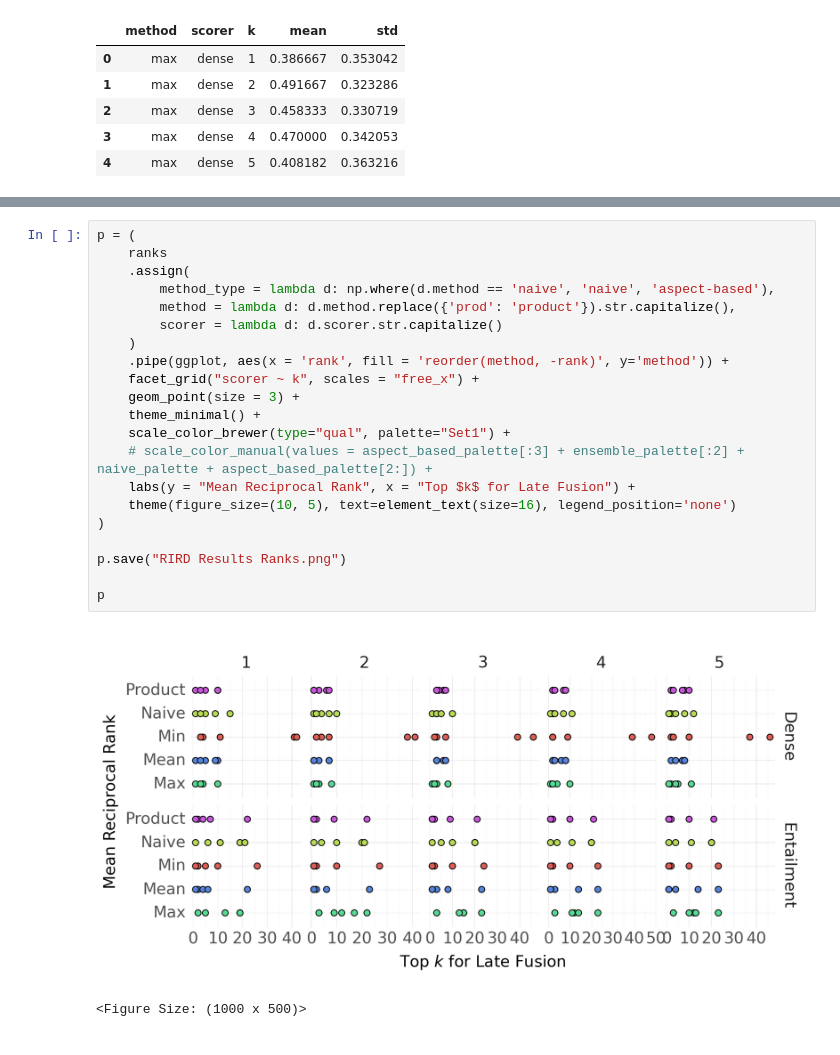
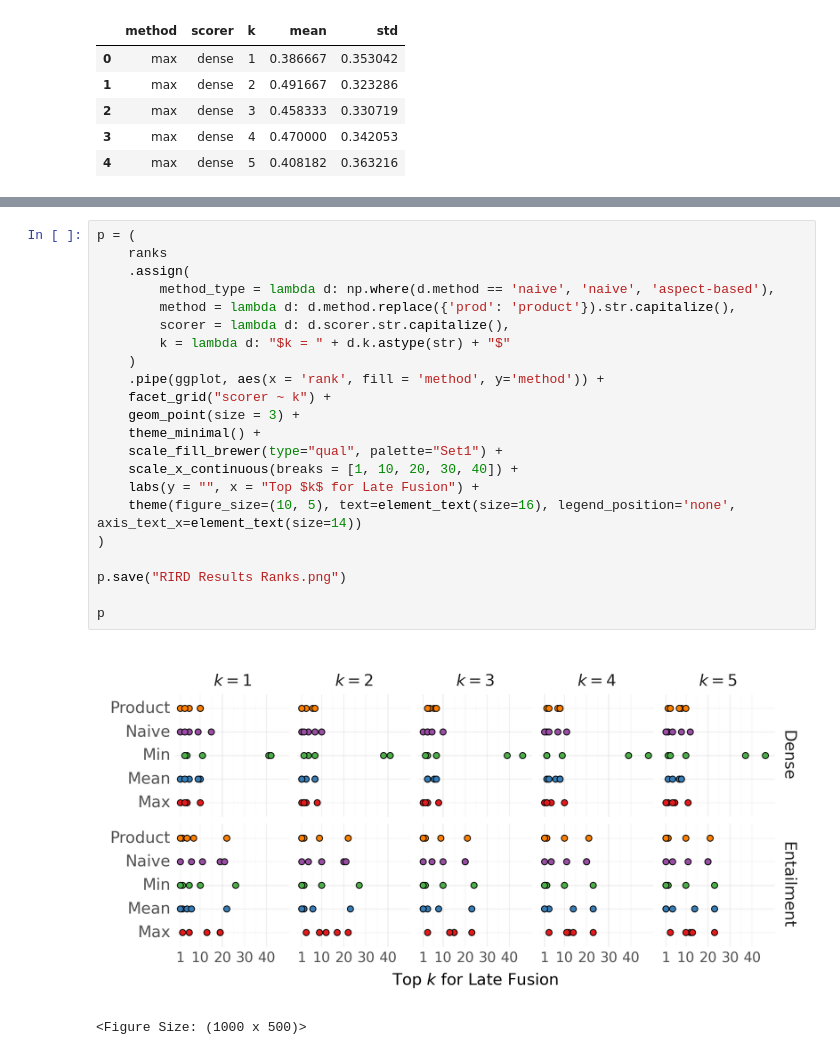
Before and after one commit to baronet2/marir, a Jupyter notebook: RIRD/21_compare_algorithms_item_first.ipynb, the cells around one changed output, grey strips where cells are left out. Cells and saved outputs as stored; diff of their text form.

Commit message:
Clean up colours in plots

```diff
--- a/RIRD/21_compare_algorithms_item_first.ipynb
+++ b/RIRD/21_compare_algorithms_item_first.ipynb
@@ -275,24 +275,25 @@ p
 # %%
 p = (
     ranks
     .assign(
         method_type = lambda d: np.where(d.method == 'naive', 'naive', 'aspect-based'),
         method = lambda d: d.method.replace({'prod': 'product'}).str.capitalize(),
-        scorer = lambda d: d.scorer.str.capitalize()
+        scorer = lambda d: d.scorer.str.capitalize(),
+        k = lambda d: "$k = " + d.k.astype(str) + "$"
     )
-    .pipe(ggplot, aes(x = 'rank', fill = 'reorder(method, -rank)', y='method')) +
-    facet_grid("scorer ~ k", scales = "free_x") +
+    .pipe(ggplot, aes(x = 'rank', fill = 'method', y='method')) +
+    facet_grid("scorer ~ k") +
     geom_point(size = 3) +
     theme_minimal() +
-    scale_color_brewer(type="qual", palette="Set1") +
-    # scale_color_manual(values = aspect_based_palette[:3] + ensemble_palette[:2] + naive_palette + aspect_based_palette[2:]) +
-    labs(y = "Mean Reciprocal Rank", x = "Top $k$ for Late Fusion") +
-    theme(figure_size=(10, 5), text=element_text(size=16), legend_position='none')
+    scale_fill_brewer(type="qual", palette="Set1") +
+    scale_x_continuous(breaks = [1, 10, 20, 30, 40]) +
+    labs(y = "", x = "Top $k$ for Late Fusion") +
+    theme(figure_size=(10, 5), text=element_text(size=16), legend_position='none', axis_text_x=element_text(size=14))
 )
 
 p.save("RIRD Results Ranks.png")
 
 p
 # %% [output]
-[figure, old version]
+[figure, new version]
 <Figure Size: (1000 x 500)>
```
Also changed, not shown: parts of 2 cells of this notebook, 6 other files.
